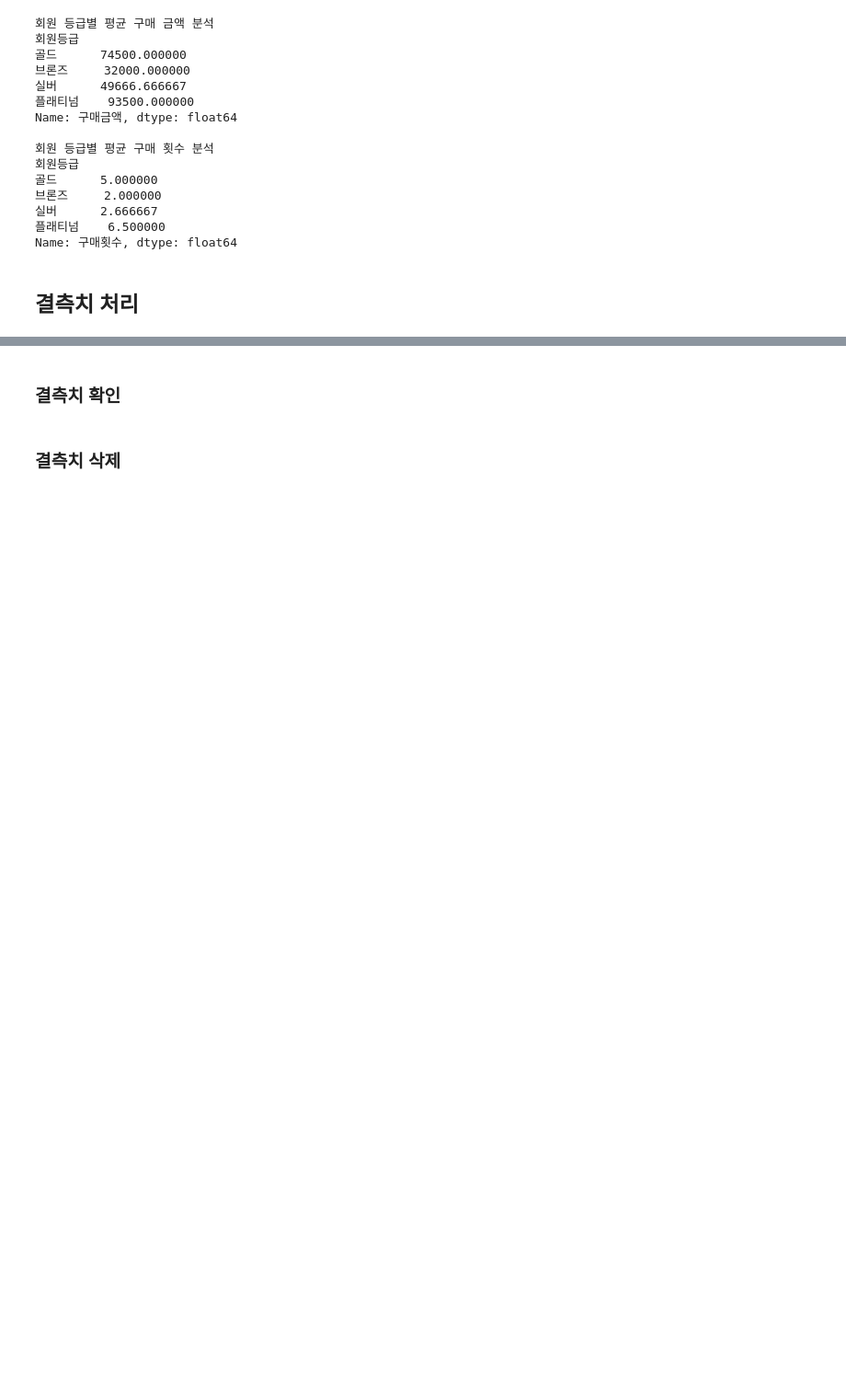
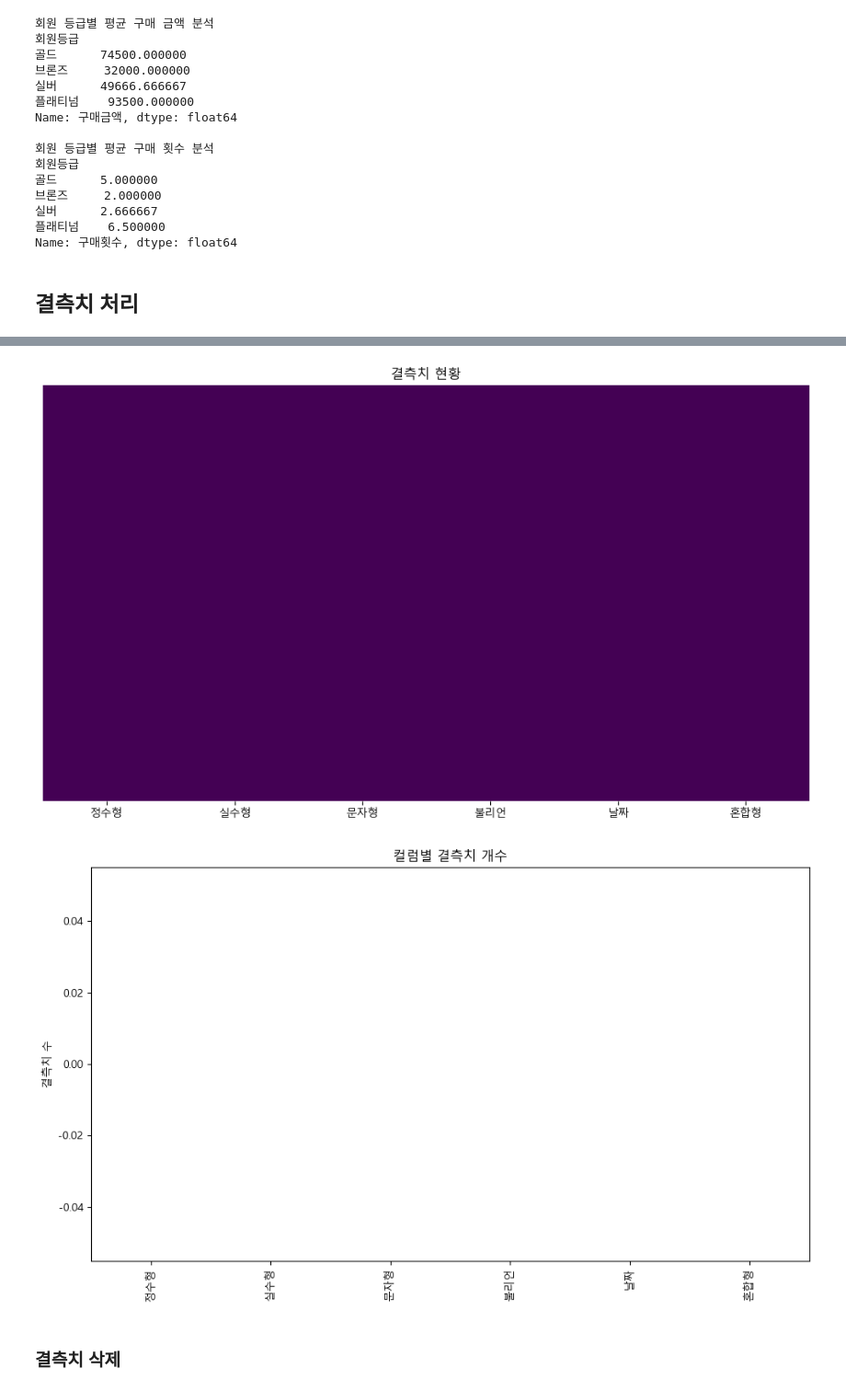
Before and after one commit to ming2tofu33/TIL, a Jupyter notebook: DataAnalysis/02-pandas.ipynb, the cells around one changed output, grey strips where cells are left out. Shown at 92% size. Drawn from its saved outputs; the diff is of its cells as text; code cells hidden in the pictures; blank space fills up the shorter version.

```diff
--- a/DataAnalysis/02-pandas.ipynb
+++ b/DataAnalysis/02-pandas.ipynb
@@ -773,5 +778,25 @@ memory usage: 332.0+ bytes
-# %% [markdown]
-### 결측치 확인
+# %%
+
+import matplotlib.pyplot as plt
+import seaborn as sns
+
+# 결측치 시각화
+plt.figure(figsize=(10, 6))
+sns.heatmap(df.isna(), cmap='viridis', cbar=False, yticklabels=False)
+plt.title('결측치 현황')
+plt.tight_layout()
+plt.show()
+
+# 결측치 개수 막대 그래프
+plt.figure(figsize=(10, 6))
+df.isna().sum().plot(kind='bar')
+plt.title('컬럼별 결측치 개수')
+plt.ylabel('결측치 수')
+plt.tight_layout()
+plt.show()
+# %% [output]
+[figure, added]
+[figure, added]
 # %% [markdown]
 ### 결측치 삭제
 # %%
```
Also changed, not shown: parts of 10 cells of this notebook.
